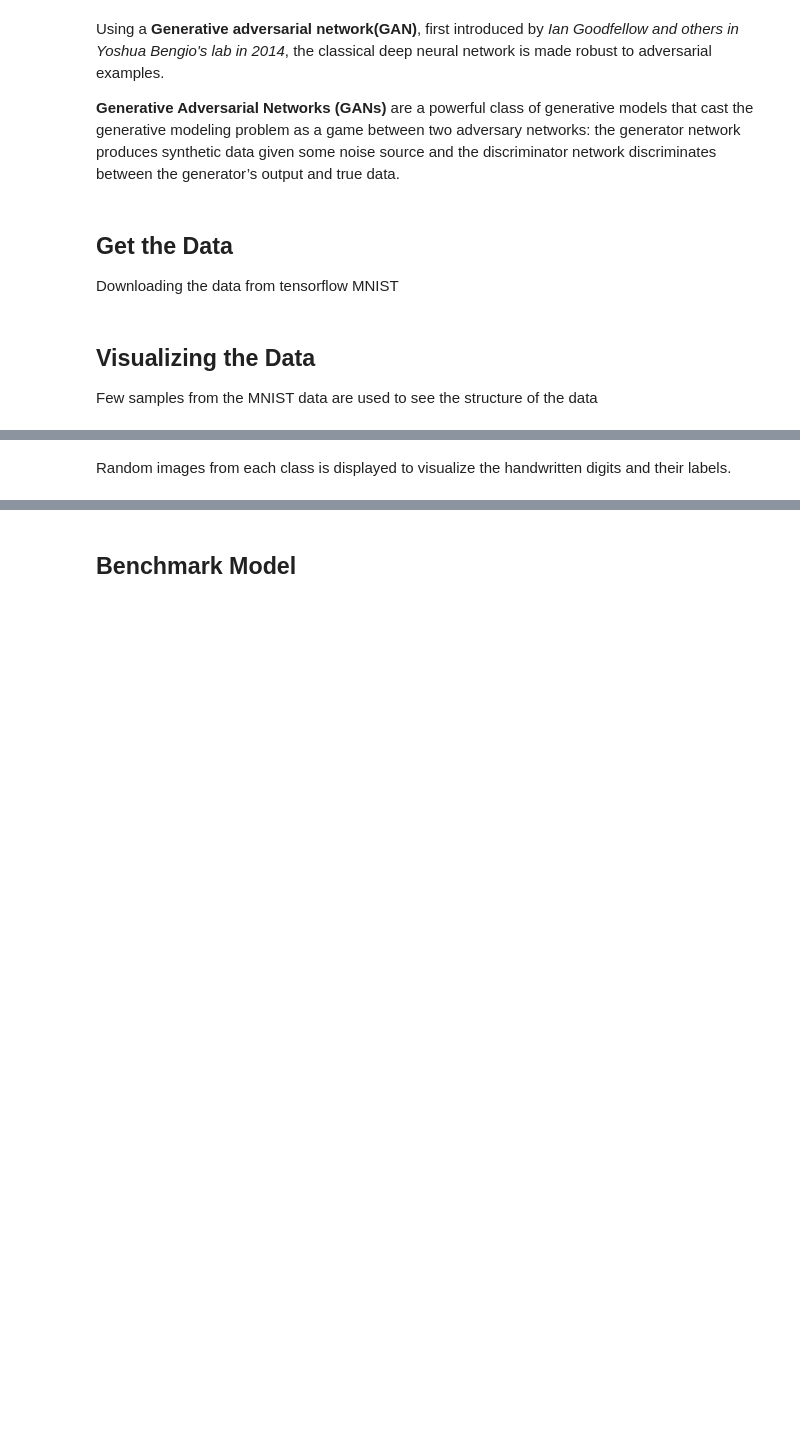
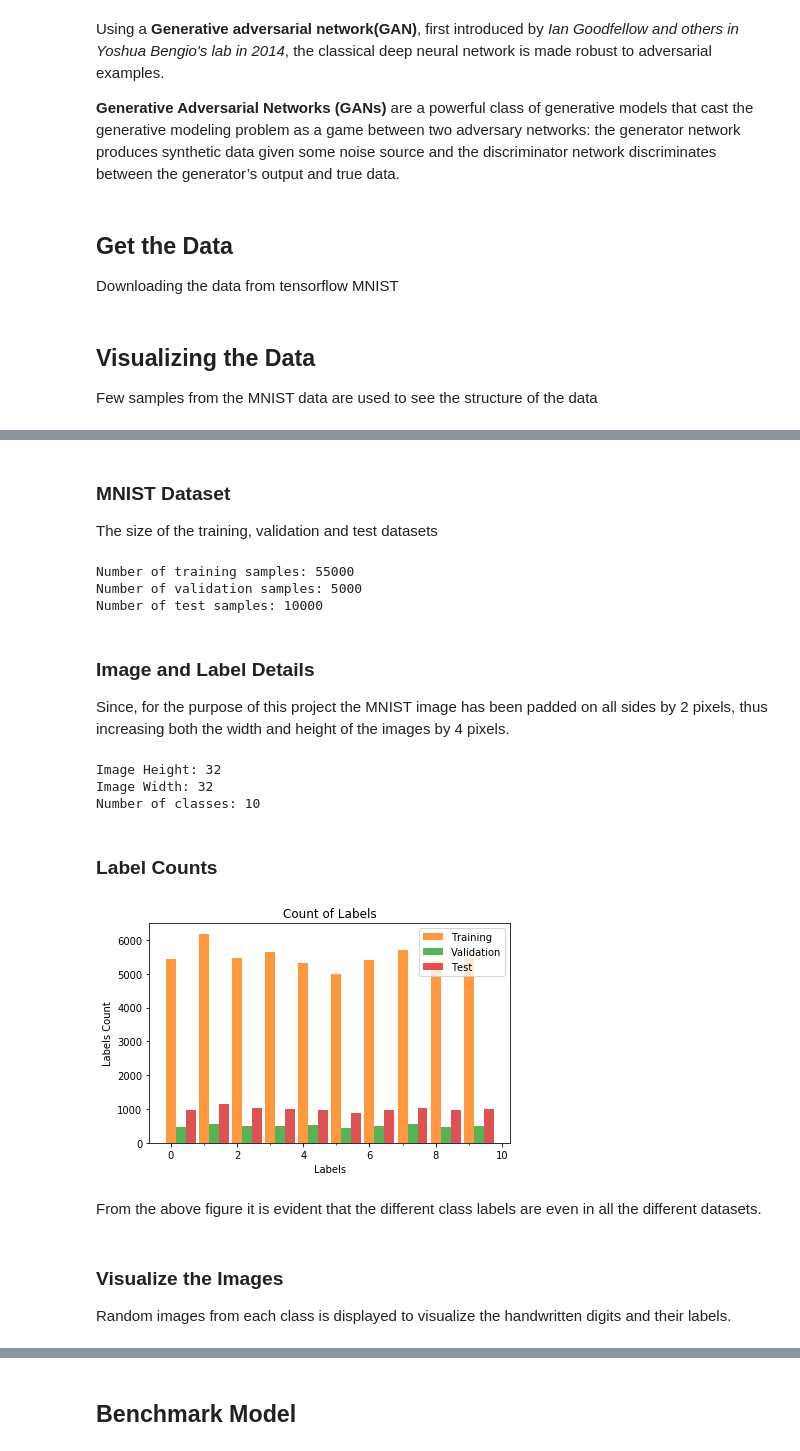
Before and after one commit to pritywiz/RobustClassifier, a Jupyter notebook: WGAN_Robust_Classifier.ipynb, the cells around one changed output, grey strips where cells are left out. Drawn from its saved outputs; the diff is of its cells as text; code cells hidden in the pictures; blank space fills up the shorter version.

```diff
--- a/WGAN_Robust_Classifier.ipynb
+++ b/WGAN_Robust_Classifier.ipynb
@@ -24,9 +24,15 @@ import matplotlib.pyplot as plt
 # %%
-# include other files
+# include other supplementary files
 from utils import plot
 from utils import sampler
 import helper
 import visuals as vs
+
+# required variables for reading and writing files
+w_dir     = "/output"
+r_dir     = "/input"
+mnist_dir = "/mnist"
+wgan_dir  = "/wgan"
 # %% [markdown]
 ## Visualizing the Data
 Few samples from the MNIST data are used to see the structure of the data
@@ -39,10 +50,38 @@ test_images, test_labels   = input_data("test")       # Test Samples
+# %% [markdown]
+### MNIST Dataset
+The size of the training, validation and test datasets
+# %%
+# Size of the datasets
+print ("Number of training samples: {}" .format(train_images.shape[0]))
+print ("Number of validation samples: {}" .format(valid_images.shape[0]))
+print ("Number of test samples: {}" .format(test_images.shape[0]))
+# %% [output]
+Number of training samples: 55000
+Number of validation samples: 5000
+Number of test samples: 10000
+# %% [markdown]
+### Image and Label Details
+Since, for the purpose of this project the MNIST image has been padded on all sides by 2 pixels, thus increasing both the width and height of the images by 4 pixels.
 # %%
-print ("Number of training samples: {}" .format(train_images.shape[0]))
-print ("Number of test samples: {}" .format(test_images.shape[0]))
-print ("Image Height: {}".format(train_features.shape[2]))
-print ("Image Width: {}".format(train_features.shape[3]))
+# Image Height and Width
+print ("Image Height: {}".format(train_images.shape[2]))
+print ("Image Width: {}".format(train_images.shape[3]))
 print ("Number of classes: {}".format(train_labels.shape[1]))
+# %% [output]
+Image Height: 32
+Image Width: 32
+Number of classes: 10
+# %% [markdown]
+### Label Counts
+# %%
+data_names = ["Training", "Validation", "Test"]
+vs.plot_labels_count([train_labels, valid_labels, test_labels], data_names , labels_index = 10, w_dir = w_dir)
+# %% [output]
+[figure, added]
+# %% [markdown]
+From the above figure it is evident that the different class labels are even in all the different datasets.
 # %% [markdown]
+### Visualize the Images
 Random images from each class is displayed to visualize the handwritten digits and their labels.
 # %%
 # Visualize Samples from each class randomly
```
Also changed, not shown: parts of 68 cells of this notebook, 7 other files.
